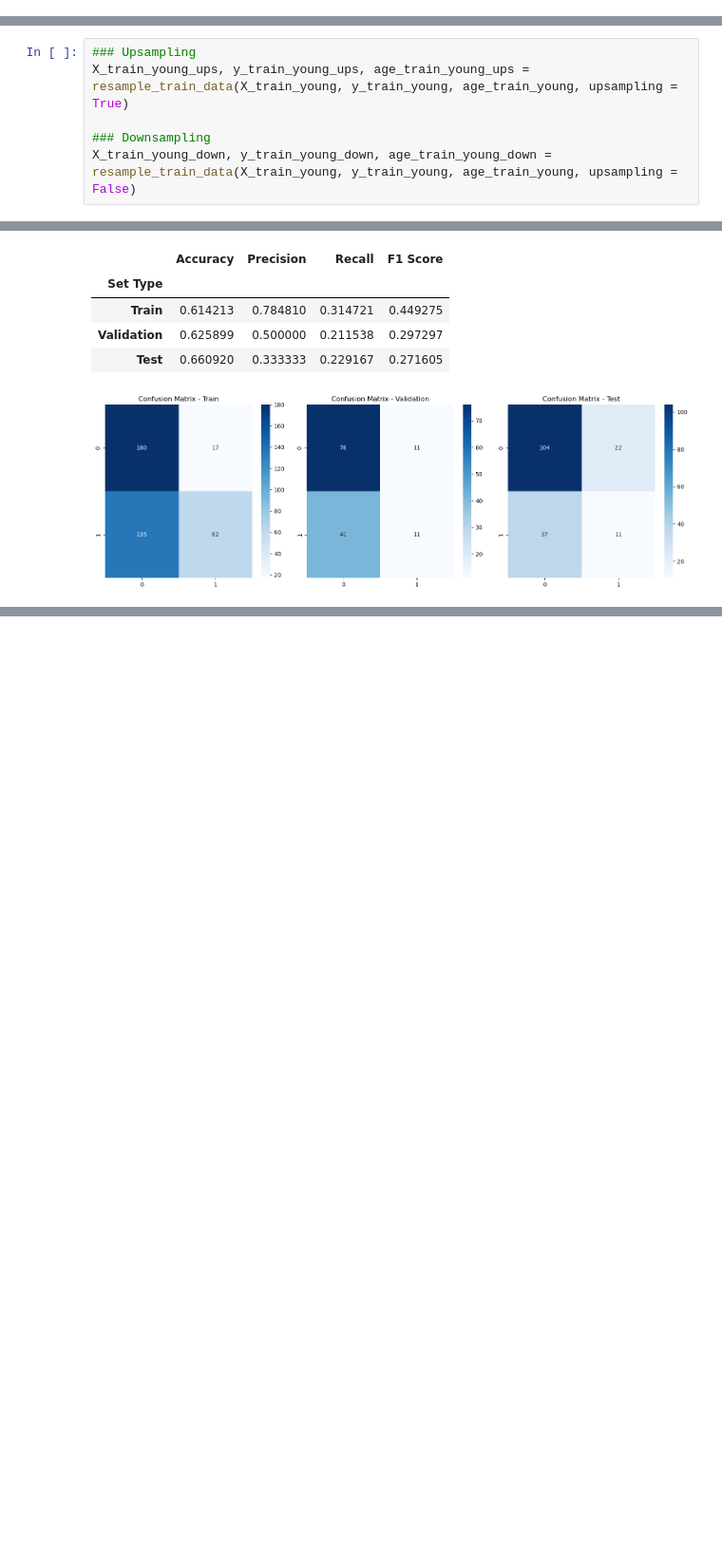
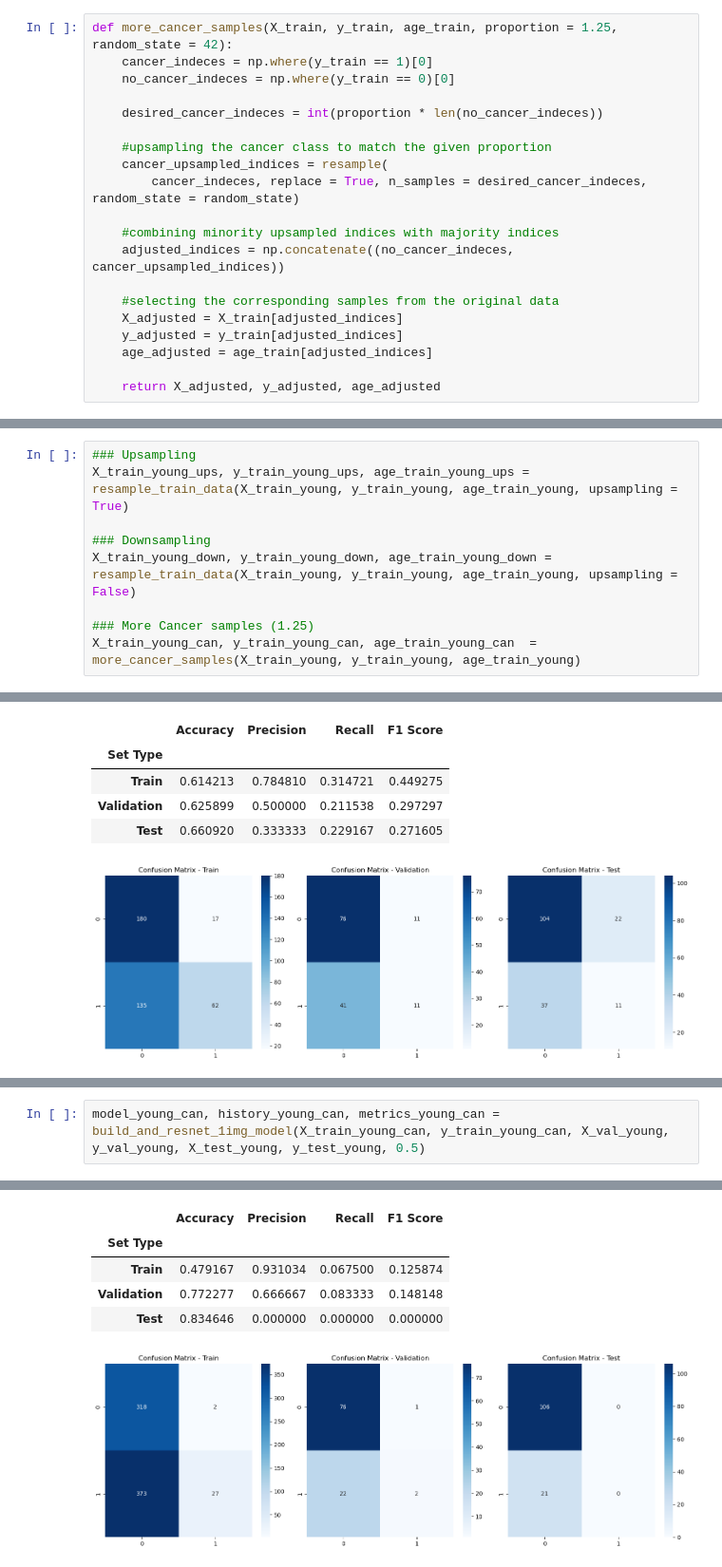
Before and after one commit to Kimberly97llp/cvproject, a Jupyter notebook: modeling.ipynb, the cells around one changed output, grey strips where cells are left out. Shown at 95% size. Cells and saved outputs as stored; diff of their text form; blank space fills up the shorter version.

Commit message:
Adding function and tests for extra cancer observations

```diff
--- a/modeling.ipynb
+++ b/modeling.ipynb
@@ -486,6 +486,26 @@ def resample_train_data(X_train, y_train, age_train, upsampling = True, random_s
     age_train_resampled = age_train[resampled_indices]
 
     return X_train_resampled, y_train_resampled, age_train_resampled
+# %%
+def more_cancer_samples(X_train, y_train, age_train, proportion = 1.25, random_state = 42):
+    cancer_indeces = np.where(y_train == 1)[0]
+    no_cancer_indeces = np.where(y_train == 0)[0]
+
+    desired_cancer_indeces = int(proportion * len(no_cancer_indeces))
+
+    #upsampling the cancer class to match the given proportion
+    cancer_upsampled_indices = resample(
+        cancer_indeces, replace = True, n_samples = desired_cancer_indeces, random_state = random_state)
+
+    #combining minority upsampled indices with majority indices
+    adjusted_indices = np.concatenate((no_cancer_indeces, cancer_upsampled_indices))
+
+    #selecting the corresponding samples from the original data
+    X_adjusted = X_train[adjusted_indices]
+    y_adjusted = y_train[adjusted_indices]
+    age_adjusted = age_train[adjusted_indices]
+
+    return X_adjusted, y_adjusted, age_adjusted
 # %%
 def list_balance_checker(X_train, y_train, age_train):
     print("X_train shape:", X_train.shape)
@@ -1172,6 +1192,9 @@ X_train_young_ups, y_train_young_ups, age_train_young_ups = resample_train_data(
 
 ### Downsampling
 X_train_young_down, y_train_young_down, age_train_young_down = resample_train_data(X_train_young, y_train_young, age_train_young, upsampling = False)
+
+### More Cancer samples (1.25)
+X_train_young_can, y_train_young_can, age_train_young_can  = more_cancer_samples(X_train_young, y_train_young, age_train_young)
 # %%
 ### After upsampling
 list_balance_checker(X_train_young_ups, y_train_young_ups, age_train_young_ups)
@@ -1372,0 +1421,3 @@ Epoch 6/10
+# %%
+model_young_can, history_young_can, metrics_young_can = build_and_resnet_1img_model(X_train_young_can, y_train_young_can, X_val_young, y_val_young, X_test_young, y_test_young, 0.5)
+# %% [output]
@@ -1372,0 +1435,6 @@ Epoch 6/10
+|  | Accuracy | Precision | Recall | F1 Score |
+| Set Type |  |  |  |  |
+| Train | 0.479167 | 0.931034 | 0.067500 | 0.125874 |
+| Validation | 0.772277 | 0.666667 | 0.083333 | 0.148148 |
+| Test | 0.834646 | 0.000000 | 0.000000 | 0.000000 |
+[figure, added]
```
Also changed, not shown: parts of 8 cells of this notebook.
